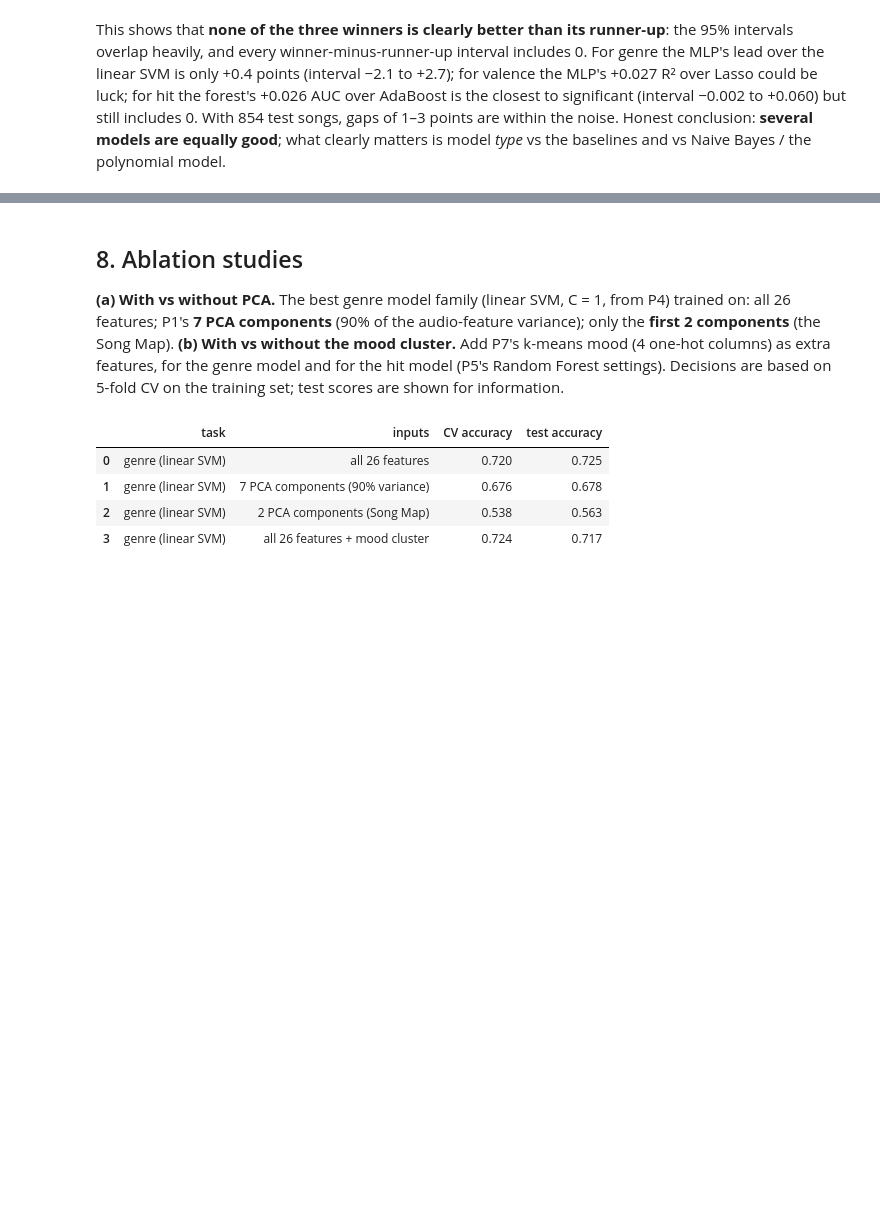
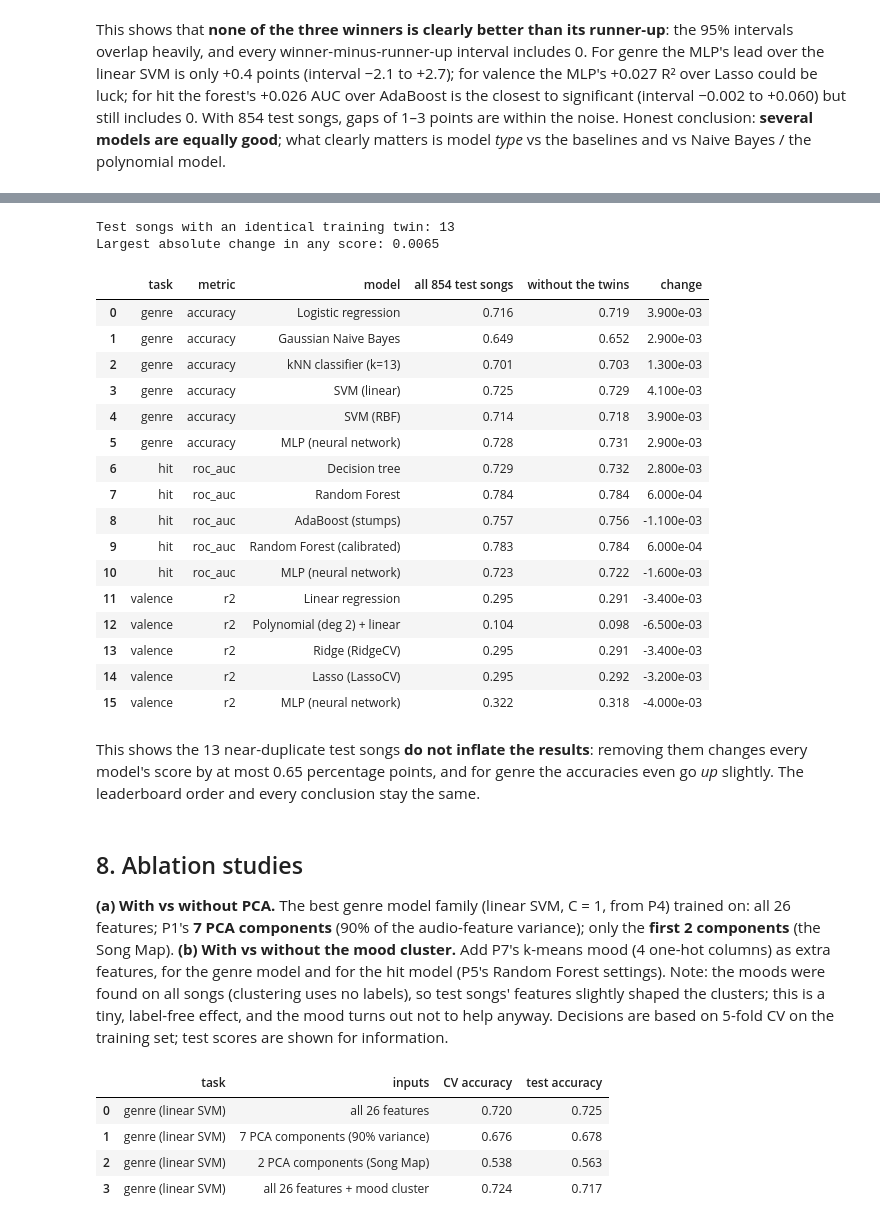
Before and after one commit to vedu-12/soundsense, a Jupyter notebook: notebooks/P6_neural_net_arena.ipynb, the cells around one changed output, grey strips where cells are left out. Saved outputs shown, nothing was run; the diff lists cells and outputs as text; code cells hidden in the pictures; blank space fills up the shorter version.

```diff
--- a/notebooks/P6_neural_net_arena.ipynb
+++ b/notebooks/P6_neural_net_arena.ipynb
@@ -310,7 +313,49 @@ This shows that **none of the three winners is clearly better than its runner-up
+# %%
+songs_all, _ = data.load_all_songs()
+sound_key = lambda d: d[data.AUDIO_FEATURES].round(8).astype(str).agg("|".join, axis=1)
+train_keys = set(sound_key(songs_all[songs_all.split == "train"]))
+test_songs = songs_all[songs_all.split == "test"]
+twin_ids = test_songs.index[sound_key(test_songs).isin(train_keys)]
+print(f"Test songs with an identical training twin: {len(twin_ids)}")
+rob = []
+for task, (mname, fn, use_score) in METRIC.items():
+    preds = evaluate.load_predictions(task)
+    keep = ~preds.index.isin(twin_ids)
+    y = preds["_true"].values.astype(int) if task == "hit" else preds["_true"].values
+    for m in [c for c in preds.columns if c != "_true" and not c.endswith("[score]")]:
+        col = preds[f"{m} [score]"].values if use_score else preds[m].values
+        full, reduced = fn(y, col), fn(y[keep], col[keep])
+        rob.append({"task": task, "metric": mname, "model": m, "all 854 test songs": full,
+                    "without the twins": reduced, "change": reduced - full})
+rob = pd.DataFrame(rob)
+print("Largest absolute change in any score: %.4f" % rob["change"].abs().max())
+rob.round(4)
+# %% [output]
+Test songs with an identical training twin: 13
+Largest absolute change in any score: 0.0065
+|  | task | metric | model | all 854 test songs | without the twins | change |
+| 0 | genre | accuracy | Logistic regression | 0.716 | 0.719 | 3.900e-03 |
+| 1 | genre | accuracy | Gaussian Naive Bayes | 0.649 | 0.652 | 2.900e-03 |
+| 2 | genre | accuracy | kNN classifier (k=13) | 0.701 | 0.703 | 1.300e-03 |
+| 3 | genre | accuracy | SVM (linear) | 0.725 | 0.729 | 4.100e-03 |
+| 4 | genre | accuracy | SVM (RBF) | 0.714 | 0.718 | 3.900e-03 |
+| 5 | genre | accuracy | MLP (neural network) | 0.728 | 0.731 | 2.900e-03 |
+| 6 | hit | roc_auc | Decision tree | 0.729 | 0.732 | 2.800e-03 |
+| 7 | hit | roc_auc | Random Forest | 0.784 | 0.784 | 6.000e-04 |
+| 8 | hit | roc_auc | AdaBoost (stumps) | 0.757 | 0.756 | -1.100e-03 |
+| 9 | hit | roc_auc | Random Forest (calibrated) | 0.783 | 0.784 | 6.000e-04 |
+| 10 | hit | roc_auc | MLP (neural network) | 0.723 | 0.722 | -1.600e-03 |
+| 11 | valence | r2 | Linear regression | 0.295 | 0.291 | -3.400e-03 |
+| 12 | valence | r2 | Polynomial (deg 2) + linear | 0.104 | 0.098 | -6.500e-03 |
+| 13 | valence | r2 | Ridge (RidgeCV) | 0.295 | 0.291 | -3.400e-03 |
+| 14 | valence | r2 | Lasso (LassoCV) | 0.295 | 0.292 | -3.200e-03 |
+| 15 | valence | r2 | MLP (neural network) | 0.322 | 0.318 | -4.000e-03 |
+# %% [markdown]
+This shows the 13 near-duplicate test songs **do not inflate the results**: removing them changes every model's score by at most 0.65 percentage points, and for genre the accuracies even go *up* slightly. The leaderboard order and every conclusion stay the same.
 # %% [markdown]
 ## 8. Ablation studies
 **(a) With vs without PCA.** The best genre model family (linear SVM, C = 1, from P4) trained on: all 26 features; P1's **7 PCA components** (90% of the audio-feature variance); only the **first 2 components** (the Song Map).
-**(b) With vs without the mood cluster.** Add P7's k-means mood (4 one-hot columns) as extra features, for the genre model and for the hit model (P5's Random Forest settings).
+**(b) With vs without the mood cluster.** Add P7's k-means mood (4 one-hot columns) as extra features, for the genre model and for the hit model (P5's Random Forest settings). Note: the moods were found on all songs (clustering uses no labels), so test songs' features slightly shaped the clusters; this is a tiny, label-free effect, and the mood turns out not to help anyway.
 Decisions are based on 5-fold CV on the training set; test scores are shown for information.
 # %%
 pca = joblib.load(data.ROOT / "models" / "p1_song_map" / "pca.joblib")
```
Also changed, not shown: parts of 1 cell of this notebook, 30 other files.
